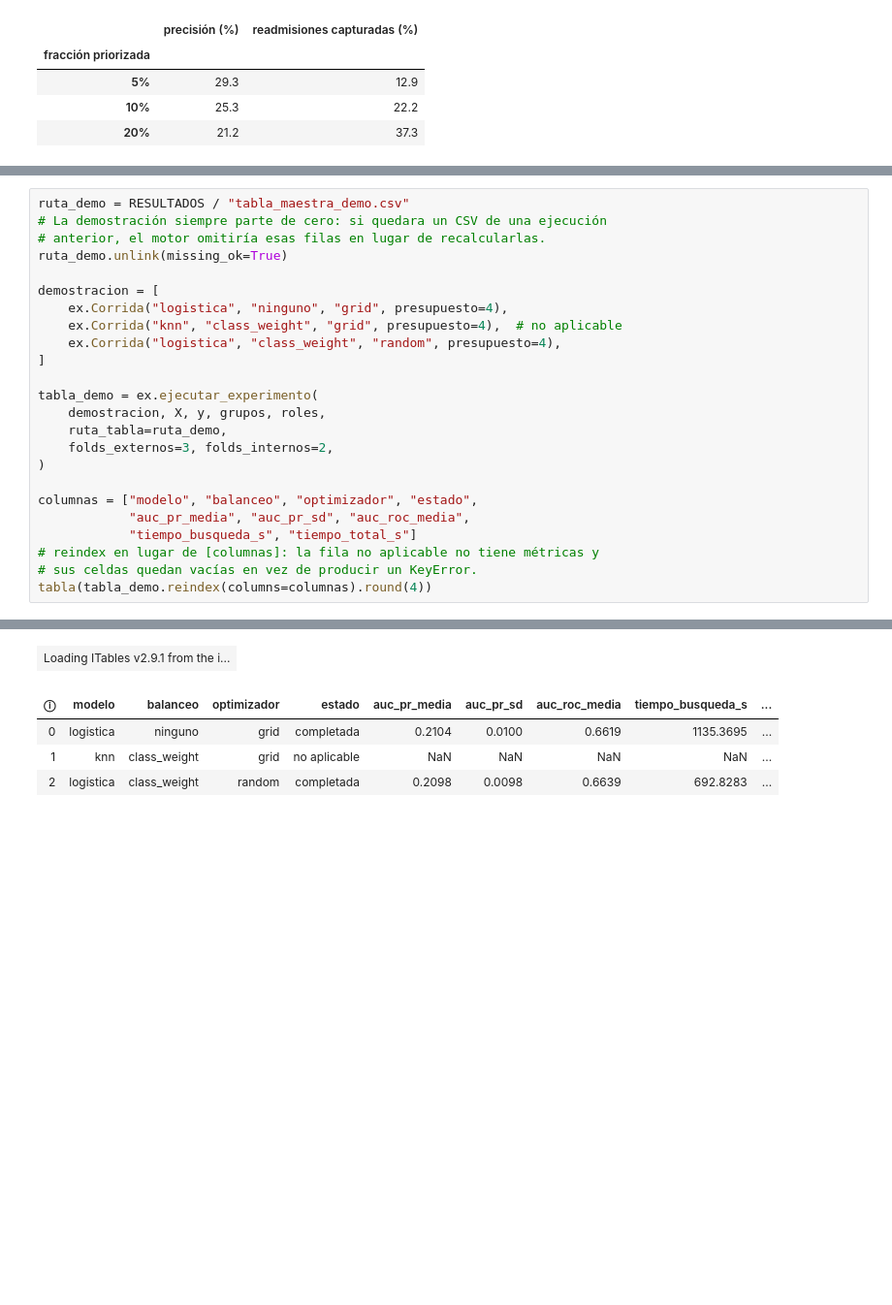
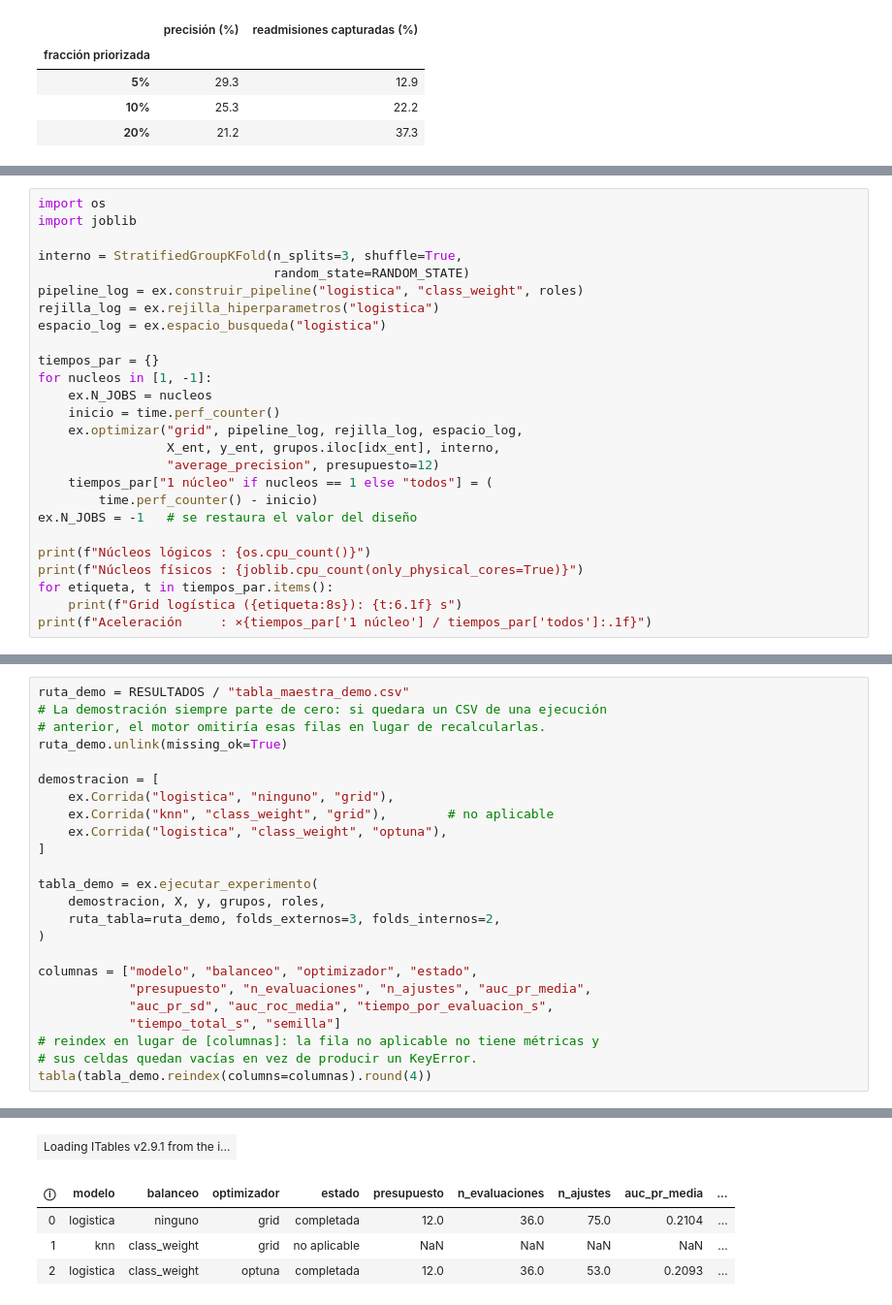
Before and after one commit to joshua2412-a/Diabetes_ProyectoML_202630, a Jupyter notebook: docs/06_Preprocesamiento.ipynb, the cells around one changed output, grey strips where cells are left out. Shown at 97% size. Saved outputs shown, nothing was run; the diff lists cells and outputs as text; blank space fills up the shorter version.

```diff
--- a/docs/06_Preprocesamiento.ipynb
+++ b/docs/06_Preprocesamiento.ipynb
@@ -464,0 +701,26 @@ Las 112 corridas se registran en una única tabla, con una fila por combinación
+# %%
+import os
+import joblib
+
+interno = StratifiedGroupKFold(n_splits=3, shuffle=True,
+                               random_state=RANDOM_STATE)
+pipeline_log = ex.construir_pipeline("logistica", "class_weight", roles)
+rejilla_log = ex.rejilla_hiperparametros("logistica")
+espacio_log = ex.espacio_busqueda("logistica")
+
+tiempos_par = {}
+for nucleos in [1, -1]:
+    ex.N_JOBS = nucleos
+    inicio = time.perf_counter()
+    ex.optimizar("grid", pipeline_log, rejilla_log, espacio_log,
+                 X_ent, y_ent, grupos.iloc[idx_ent], interno,
+                 "average_precision", presupuesto=12)
+    tiempos_par["1 núcleo" if nucleos == 1 else "todos"] = (
+        time.perf_counter() - inicio)
+ex.N_JOBS = -1   # se restaura el valor del diseño
+
+print(f"Núcleos lógicos : {os.cpu_count()}")
+print(f"Núcleos físicos : {joblib.cpu_count(only_physical_cores=True)}")
+for etiqueta, t in tiempos_par.items():
+    print(f"Grid logística ({etiqueta:8s}): {t:6.1f} s")
+print(f"Aceleración     : ×{tiempos_par['1 núcleo'] / tiempos_par['todos']:.1f}")
@@ -469,20 +866,20 @@ ruta_demo = RESULTADOS / "tabla_maestra_demo.csv"
 ruta_demo.unlink(missing_ok=True)
 
 demostracion = [
-    ex.Corrida("logistica", "ninguno", "grid", presupuesto=4),
-    ex.Corrida("knn", "class_weight", "grid", presupuesto=4),  # no aplicable
-    ex.Corrida("logistica", "class_weight", "random", presupuesto=4),
+    ex.Corrida("logistica", "ninguno", "grid"),
+    ex.Corrida("knn", "class_weight", "grid"),        # no aplicable
+    ex.Corrida("logistica", "class_weight", "optuna"),
 ]
 
 tabla_demo = ex.ejecutar_experimento(
     demostracion, X, y, grupos, roles,
-    ruta_tabla=ruta_demo,
-    folds_externos=3, folds_internos=2,
+    ruta_tabla=ruta_demo, folds_externos=3, folds_internos=2,
 )
 
 columnas = ["modelo", "balanceo", "optimizador", "estado",
-            "auc_pr_media", "auc_pr_sd", "auc_roc_media",
-            "tiempo_busqueda_s", "tiempo_total_s"]
+            "presupuesto", "n_evaluaciones", "n_ajustes", "auc_pr_media",
+            "auc_pr_sd", "auc_roc_media", "tiempo_por_evaluacion_s",
+            "tiempo_total_s", "semilla"]
 # reindex en lugar de [columnas]: la fila no aplicable no tiene métricas y
 # sus celdas quedan vacías en vez de producir un KeyError.
 tabla(tabla_demo.reindex(columns=columnas).round(4))
@@ -500,6 +897,6 @@ listo en 475.1 s (AUC-PR 0.2148)
 | Loading ITables v2.9.1 from the i... |
-| ⓘ | modelo | balanceo | optimizador | estado | auc_pr_media | auc_pr_sd | auc_roc_media | tiempo_busqueda_s | ... |
-| 0 | logistica | ninguno | grid | completada | 0.2104 | 0.0100 | 0.6619 | 1135.3695 | ... |
+| ⓘ | modelo | balanceo | optimizador | estado | presupuesto | n_evaluaciones | n_ajustes | auc_pr_media | ... |
+| 0 | logistica | ninguno | grid | completada | 12.0 | 36.0 | 75.0 | 0.2104 | ... |
 | 1 | knn | class_weight | grid | no aplicable | NaN | NaN | NaN | NaN | ... |
-| 2 | logistica | class_weight | random | completada | 0.2098 | 0.0098 | 0.6639 | 692.8283 | ... |
+| 2 | logistica | class_weight | optuna | completada | 12.0 | 36.0 | 53.0 | 0.2093 | ... |
 # %% [markdown]
```
Also changed, not shown: parts of 29 cells of this notebook, 8 other files.
